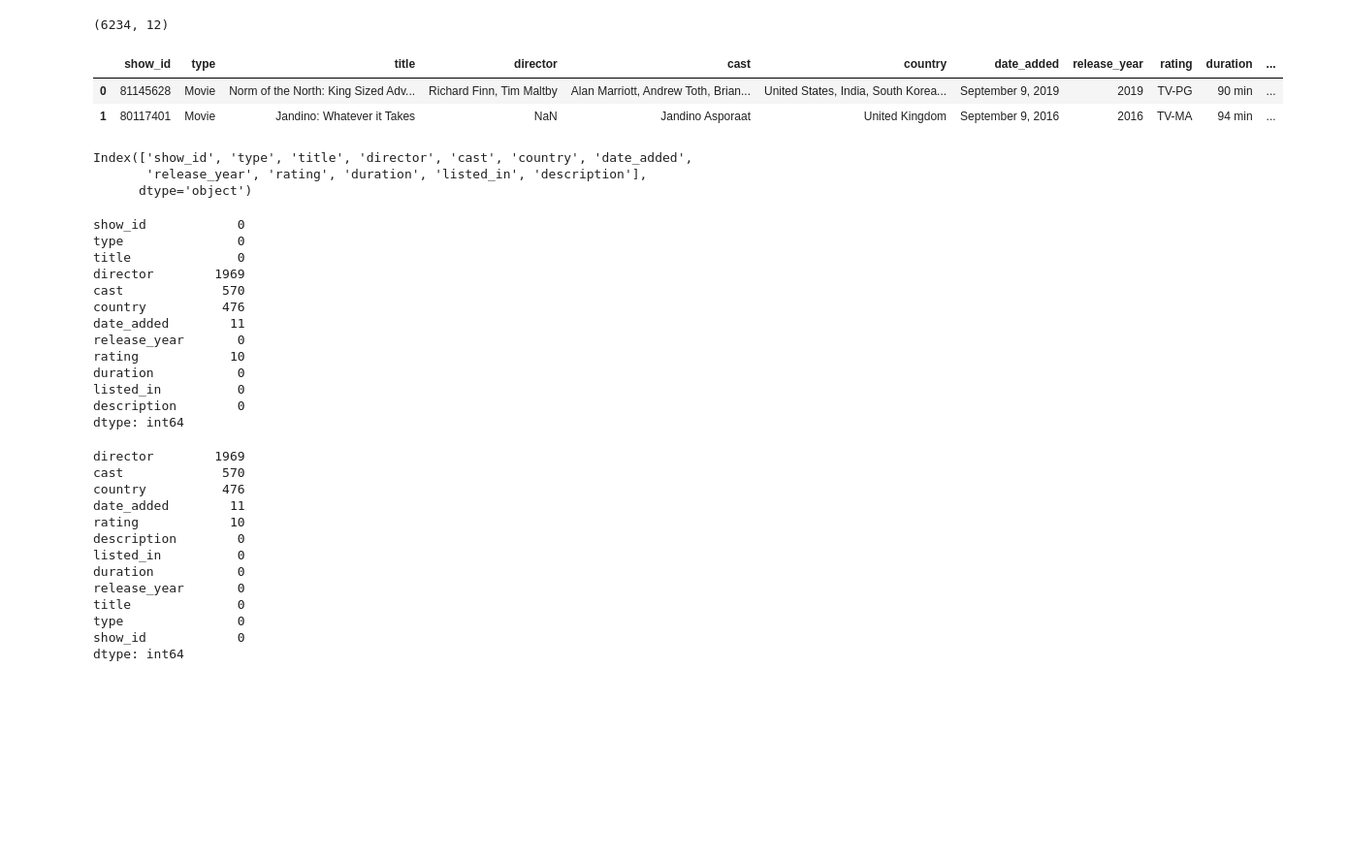
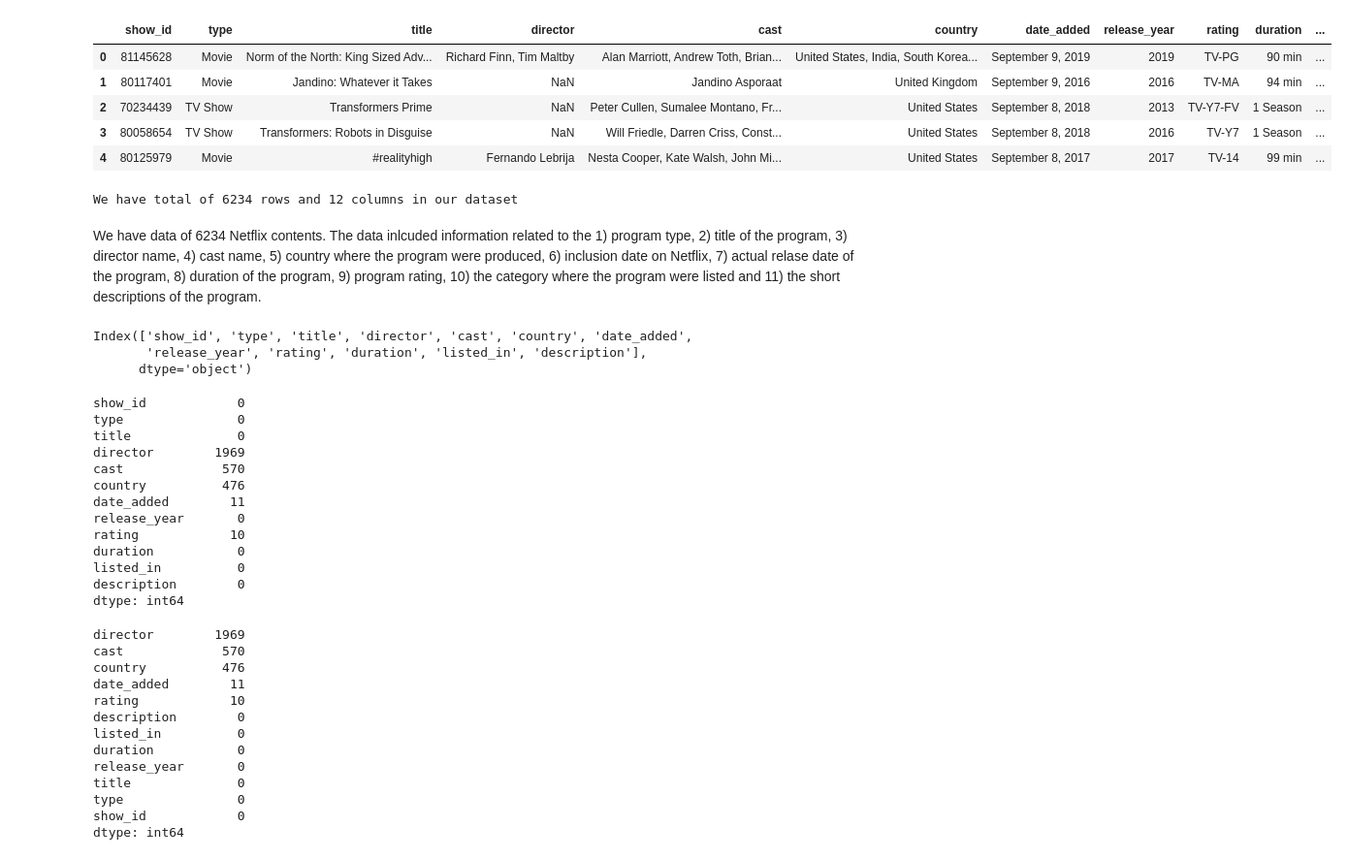
Before and after one commit to itssaifulhasan/netflix_data_analysis, a Jupyter notebook: code/netflix.ipynb, the cells around one changed output. Shown at 97% size. Saved outputs shown, nothing was run; the diff lists cells and outputs as text; code cells hidden in the pictures; blank space fills up the shorter version.

```diff
--- a/code/netflix.ipynb
+++ b/code/netflix.ipynb
@@ -10,34 +22,45 @@ import matplotlib.pyplot as plt
 df = pd.read_csv('../data/netflix_titles.csv')
-# %%
-df.shape
-# %% [output]
-(6234, 12)
-# %%
-df[:2]
-# %% [output]
-|  | show_id | type | title | director | cast | country | date_added | release_year | rating | duration | ... |
-| 0 | 81145628 | Movie | Norm of the North: King Sized Adv... | Richard Finn, Tim Maltby | Alan Marriott, Andrew Toth, Brian... | United States, India, South Korea... | September 9, 2019 | 2019 | TV-PG | 90 min | ... |
-| 1 | 80117401 | Movie | Jandino: Whatever it Takes | NaN | Jandino Asporaat | United Kingdom | September 9, 2016 | 2016 | TV-MA | 94 min | ... |
-# %%
-df.columns
-# %% [output]
-Index(['show_id', 'type', 'title', 'director', 'cast', 'country', 'date_added',
-       'release_year', 'rating', 'duration', 'listed_in', 'description'],
-      dtype='object')
-# %%
-df.isnull().sum()
-# %% [output]
-show_id            0
-type               0
-title              0
-director        1969
-cast             570
-country          476
-date_added        11
-release_year       0
-rating            10
-duration           0
-listed_in          0
-description        0
-dtype: int64
+# %%
+#first 5 rows of the dataframe
+df.head()
+# %% [output]
+|  | show_id | type | title | director | cast | country | date_added | release_year | rating | duration | ... |
+| 0 | 81145628 | Movie | Norm of the North: King Sized Adv... | Richard Finn, Tim Maltby | Alan Marriott, Andrew Toth, Brian... | United States, India, South Korea... | September 9, 2019 | 2019 | TV-PG | 90 min | ... |
+| 1 | 80117401 | Movie | Jandino: Whatever it Takes | NaN | Jandino Asporaat | United Kingdom | September 9, 2016 | 2016 | TV-MA | 94 min | ... |
+| 2 | 70234439 | TV Show | Transformers Prime | NaN | Peter Cullen, Sumalee Montano, Fr... | United States | September 8, 2018 | 2013 | TV-Y7-FV | 1 Season | ... |
+| 3 | 80058654 | TV Show | Transformers: Robots in Disguise | NaN | Will Friedle, Darren Criss, Const... | United States | September 8, 2018 | 2016 | TV-Y7 | 1 Season | ... |
+| 4 | 80125979 | Movie | #realityhigh | Fernando Lebrija | Nesta Cooper, Kate Walsh, John Mi... | United States | September 8, 2017 | 2017 | TV-14 | 99 min | ... |
+# %%
+#checking the shape of the data
+print('We have total of', df.shape[0],  'rows and', df.shape[1], 'columns in our dataset')
+# %% [output]
+We have total of 6234 rows and 12 columns in our dataset
+# %% [markdown]
+We have data of 6234 Netflix contents. The data inlcuded information related to the 1) program type, 2) title of the program, 3) director name, 4) cast name, 5) country where the program were produced, 6) inclusion date on Netflix, 7) actual relase date of the program, 8) duration of the program, 9) program rating, 10) the category where the program were listed and 11) the short descriptions of the program.
+# %%
+#checking all the columns we have in the dataste
+
+df.columns
+# %% [output]
+Index(['show_id', 'type', 'title', 'director', 'cast', 'country', 'date_added',
+       'release_year', 'rating', 'duration', 'listed_in', 'description'],
+      dtype='object')
+# %%
+#checking if we have null values in our datatset
+
+df.isnull().sum()
+# %% [output]
+show_id            0
+type               0
+title              0
+director        1969
+cast             570
+country          476
+date_added        11
+release_year       0
+rating            10
+duration           0
+listed_in          0
+description        0
+dtype: int64
 # %%
```
Also changed, not shown: parts of 33 cells of this notebook.
